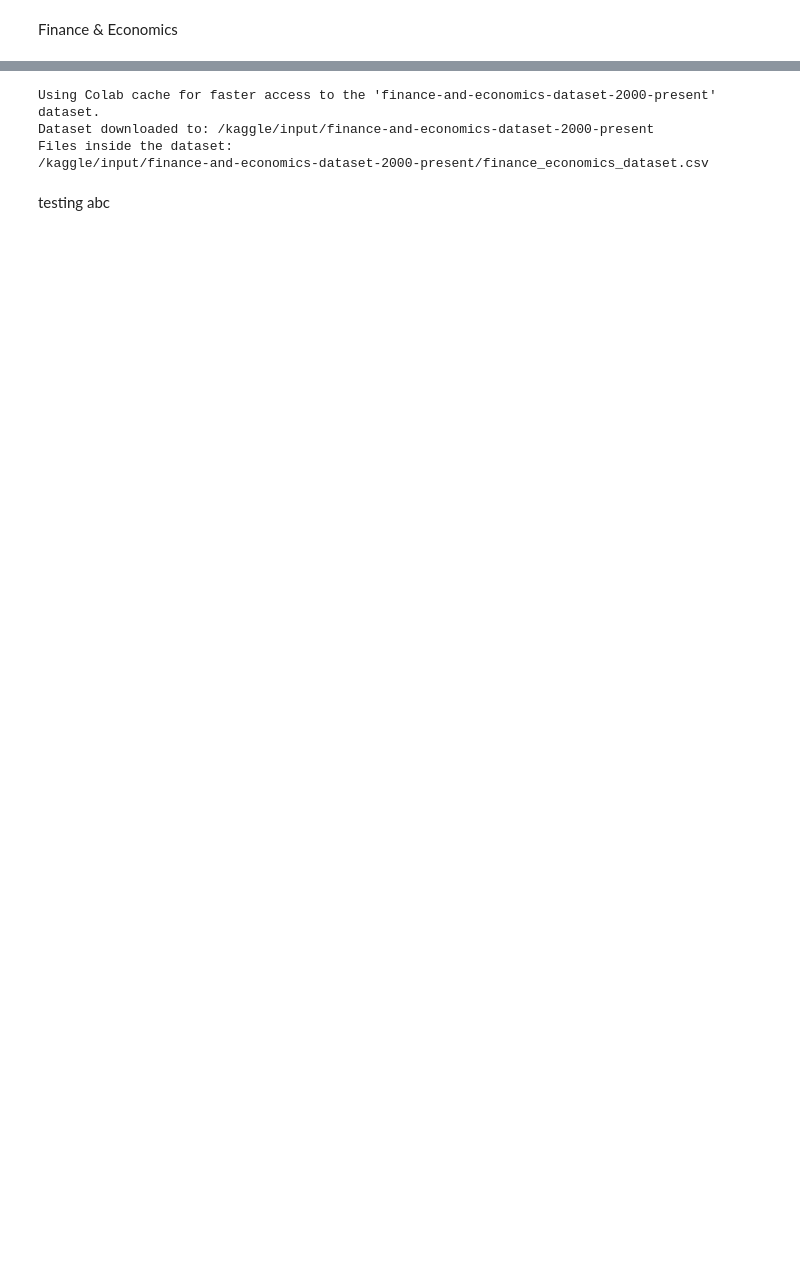
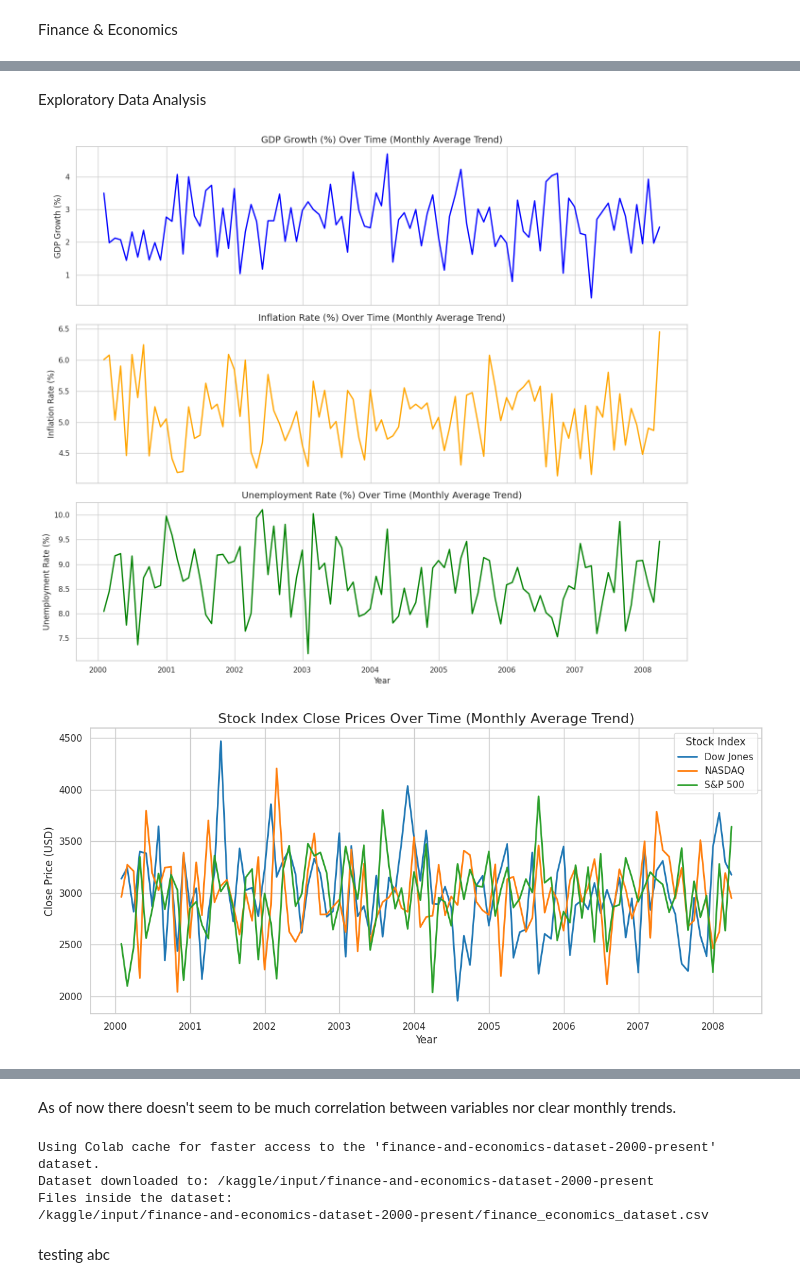
Before and after one commit to jqin40/DataScienceBootcamp, a Jupyter notebook: Finance&EconomicsTimeSeries.ipynb, the cells around one changed output, grey strips where cells are left out. Cells and saved outputs as stored; diff of their text form; code cells hidden in the pictures; blank space fills up the shorter version.

```diff
--- a/Finance&EconomicsTimeSeries.ipynb
+++ b/Finance&EconomicsTimeSeries.ipynb
@@ -40,0 +92,61 @@ First 5 records:
+# %% [markdown]
+Exploratory Data Analysis
+# %%
+import matplotlib.pyplot as plt
+import seaborn as sns
+
+# Set seaborn style for clean visualizations
+sns.set_theme(style="whitegrid")
+
+# Sort by Date to ensure proper chronological order
+df_sorted = df.sort_values('Date').copy()
+
+# Set Date as index to easily resample the data
+df_sorted.set_index('Date', inplace=True)
+
+# Resample the numerical columns by Month ('M') and take the mean to smooth out the daily noise
+df_monthly = df_sorted.select_dtypes(include=['float64', 'int64']).resample('M').mean().reset_index()
+
+# For categorical columns like 'Stock Index', we will group by Month and Stock Index
+df_stock_monthly = df_sorted.groupby(['Stock Index', pd.Grouper(freq='M')])['Close Price'].mean().reset_index()
+
+# --- 1. Plot Smoothed Macroeconomic Trends over Time ---
+fig, axes = plt.subplots(3, 1, figsize=(14, 12), sharex=True)
+
+sns.lineplot(data=df_monthly, x='Date', y='GDP Growth (%)', ax=axes[0], color='blue', linewidth=2)
+axes[0].set_title('GDP Growth (%) Over Time (Monthly Average Trend)', fontsize=14)
+axes[0].set_ylabel('GDP Growth (%)')
+
+sns.lineplot(data=df_monthly, x='Date', y='Inflation Rate (%)', ax=axes[1], color='orange', linewidth=2)
+axes[1].set_title('Inflation Rate (%) Over Time (Monthly Average Trend)', fontsize=14)
+axes[1].set_ylabel('Inflation Rate (%)')
+
+sns.lineplot(data=df_monthly, x='Date', y='Unemployment Rate (%)', ax=axes[2], color='green', linewidth=2)
+axes[2].set_title('Unemployment Rate (%) Over Time (Monthly Average Trend)', fontsize=14)
+axes[2].set_ylabel('Unemployment Rate (%)')
+axes[2].set_xlabel('Year')
+
+plt.tight_layout()
+plt.show()
+
+# --- 2. Plot Smoothed Stock Close Prices by Index ---
+plt.figure(figsize=(14, 6))
+sns.lineplot(data=df_stock_monthly, x='Date', y='Close Price', hue='Stock Index', palette='tab10', linewidth=2)
+plt.title('Stock Index Close Prices Over Time (Monthly Average Trend)', fontsize=16)
+plt.xlabel('Year')
+plt.ylabel('Close Price (USD)')
+plt.legend(title='Stock Index')
+plt.show()
+
+# --- 3. Correlation Heatmap of Key Indicators ---
+num_cols = df.select_dtypes(include=['float64', 'int64']).columns
+corr_matrix = df[num_cols].corr()
+
+plt.figure(figsize=(16, 12))
+sns.heatmap(corr_matrix, annot=True, cmap='coolwarm', fmt=".2f", linewidths=0.5)
+plt.title('Correlation Heatmap of Financial & Economic Indicators', fontsize=18)
+plt.tight_layout()
+plt.show()
+# %% [output]
+[figure, added]
+[figure, added]
@@ -41 +154,3 @@ First 5 records:
+# %% [markdown]
+As of now there doesn't seem to be much correlation between variables nor clear monthly trends.
 # %%
```
Also changed, not shown: parts of 7 cells of this notebook.
